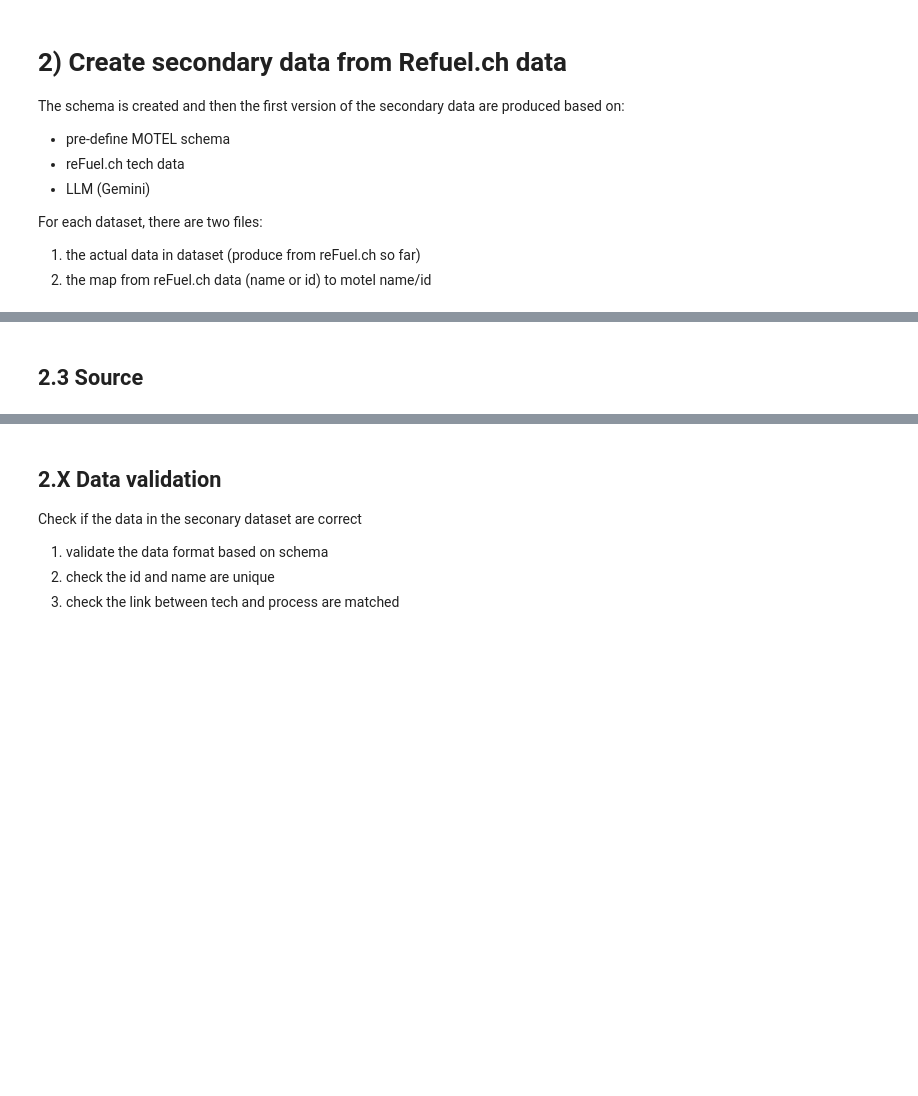
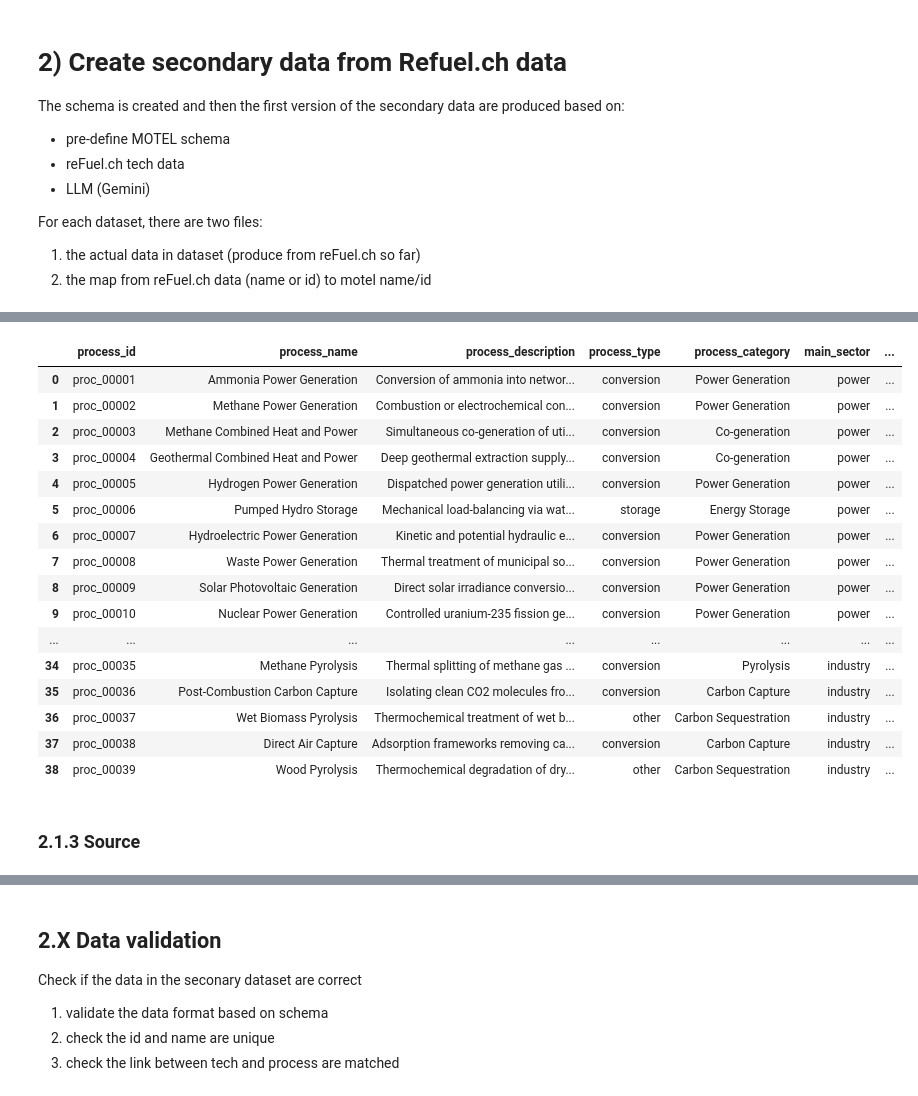
Before and after one commit to uesl-empa/motel-platform, a Jupyter notebook: dev2/reFuel2unmapped_rev2.ipynb, the cells around one changed output, grey strips where cells are left out. Drawn from its saved outputs; the diff is of its cells as text; code cells hidden in the pictures; blank space fills up the shorter version.

```diff
--- a/dev2/reFuel2unmapped_rev2.ipynb
+++ b/dev2/reFuel2unmapped_rev2.ipynb
@@ -82,10 +99,28 @@ A process defines an abstract transformation. It maps out the strict thermodynam
 # %%
 path_proc = r'motel-db\secondary\processes.csv'
 
-ds_proc = datasets['proc'] = pd.read_csv(path_proc)
+ds_proc = di_snd['proc'] = pd.read_csv(path_proc)
 ds_proc
+# %% [output]
+|  | process_id | process_name | process_description | process_type | process_category | main_sector | ... |
+| 0 | proc_00001 | Ammonia Power Generation | Conversion of ammonia into networ... | conversion | Power Generation | power | ... |
+| 1 | proc_00002 | Methane Power Generation | Combustion or electrochemical con... | conversion | Power Generation | power | ... |
+| 2 | proc_00003 | Methane Combined Heat and Power | Simultaneous co-generation of uti... | conversion | Co-generation | power | ... |
+| 3 | proc_00004 | Geothermal Combined Heat and Power | Deep geothermal extraction supply... | conversion | Co-generation | power | ... |
+| 4 | proc_00005 | Hydrogen Power Generation | Dispatched power generation utili... | conversion | Power Generation | power | ... |
+| 5 | proc_00006 | Pumped Hydro Storage | Mechanical load-balancing via wat... | storage | Energy Storage | power | ... |
+| 6 | proc_00007 | Hydroelectric Power Generation | Kinetic and potential hydraulic e... | conversion | Power Generation | power | ... |
+| 7 | proc_00008 | Waste Power Generation | Thermal treatment of municipal so... | conversion | Power Generation | power | ... |
+| 8 | proc_00009 | Solar Photovoltaic Generation | Direct solar irradiance conversio... | conversion | Power Generation | power | ... |
+| 9 | proc_00010 | Nuclear Power Generation | Controlled uranium-235 fission ge... | conversion | Power Generation | power | ... |
+| ... | ... | ... | ... | ... | ... | ... | ... |
+| 34 | proc_00035 | Methane Pyrolysis | Thermal splitting of methane gas ... | conversion | Pyrolysis | industry | ... |
+| 35 | proc_00036 | Post-Combustion Carbon Capture | Isolating clean CO2 molecules fro... | conversion | Carbon Capture | industry | ... |
+| 36 | proc_00037 | Wet Biomass Pyrolysis | Thermochemical treatment of wet b... | other | Carbon Sequestration | industry | ... |
+| 37 | proc_00038 | Direct Air Capture | Adsorption frameworks removing ca... | conversion | Carbon Capture | industry | ... |
+| 38 | proc_00039 | Wood Pyrolysis | Thermochemical degradation of dry... | other | Carbon Sequestration | industry | ... |
 # %% [markdown]
-## 2.3 Source
+### 2.1.3 Source
 # %%
 path_src = r'motel-db\secondary\sources.csv'
 
```
Also changed, not shown: parts of 22 cells of this notebook, 12 other files.
